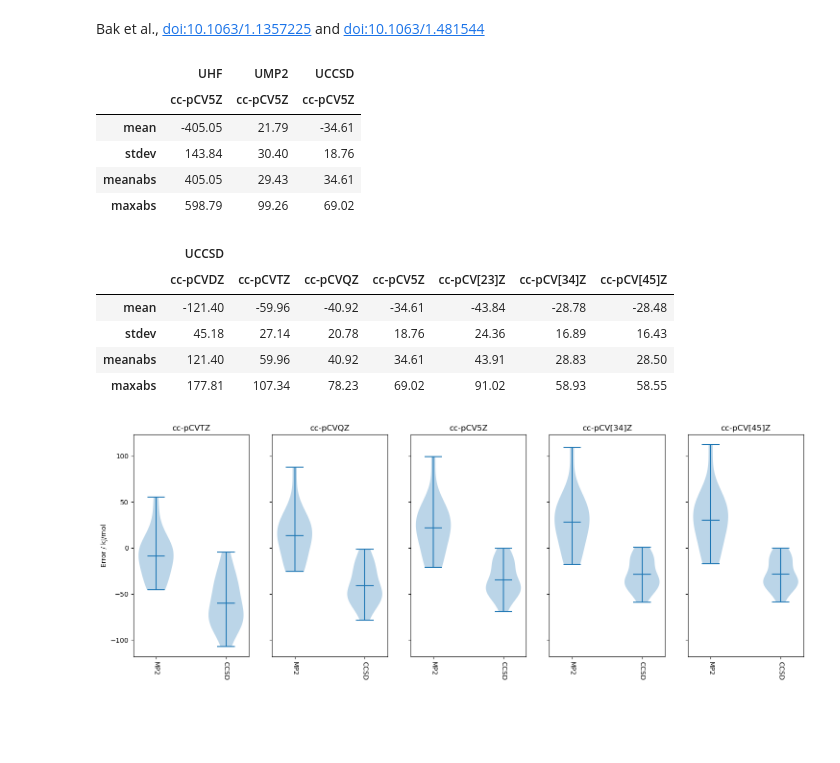
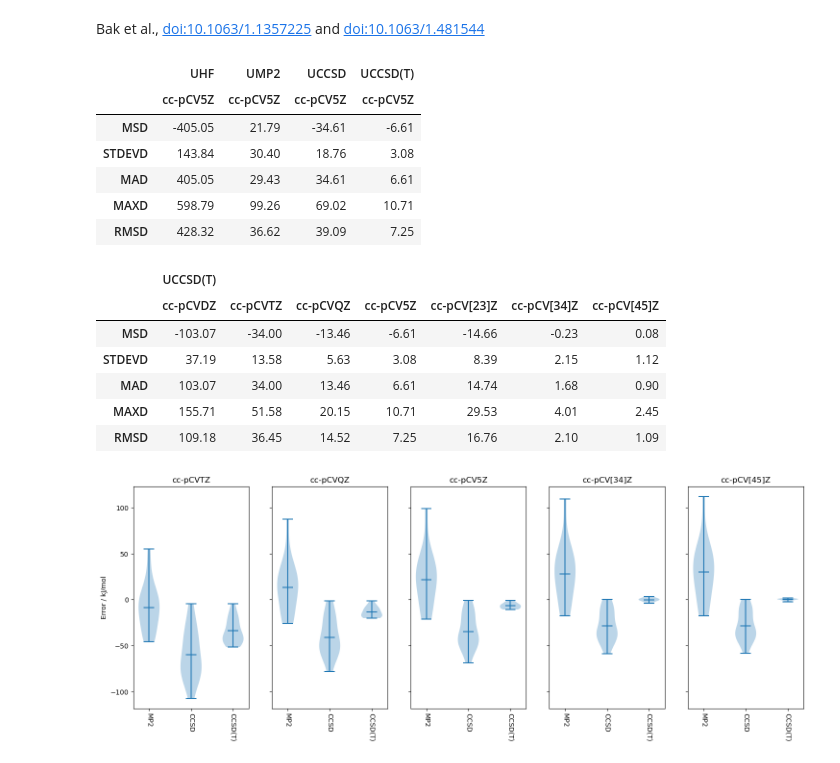
Before and after one commit to molpro/pymolpro, a Jupyter notebook: docs/source/examples/thermochemical_benchmark_Bak2000_atomisations.ipynb, the cells around one changed output. Saved outputs shown, nothing was run; the diff lists cells and outputs as text; code cells hidden in the pictures; blank space fills up the shorter version.

Commit message:
Rework database.analyse

```diff
--- a/docs/source/examples/thermochemical_benchmark_Bak2000_atomisations.ipynb
+++ b/docs/source/examples/thermochemical_benchmark_Bak2000_atomisations.ipynb
@@ -10,7 +10,11 @@ backend = 'local'  # If preferred, change this to one of the backends in your ~/
 project_name = 'Bak2000_atomisations'
 parallel = None  # how many jobs to run at once
 # %%
-methods = {"HF": ["hf", "uhf"], "MP2": ["mp2", "ump2"], "CCSD": ["ccsd", "uccsd"], }
+methods = {"HF": ["hf", "uhf"],
+"MP2": ["mp2", "ump2"],
+# "MP3": ["mp3", "ump3"],
+# "MP4": ["mp4", "ump4"],
+"CCSD": ["ccsd", "uccsd"], "CCSD(T)": ["ccsd(t)", "uccsd(t)"], }
 bases = ['cc-pCVDZ', 'cc-pCVTZ', 'cc-pCVQZ', 'cc-pCV5Z']
 # %%
 db = pymolpro.database.load("Bak2000_atomisations")
@@ -33,44 +37,46 @@ pd.set_option('display.precision', 2)
 pymolpro.database.analyse([results[method]['cc-pCV5Z'] for method in methods], db, 'kj/mol')[
     'reaction statistics']
 # %% [output]
-|  | UHF | UMP2 | UCCSD |
-|  | cc-pCV5Z | cc-pCV5Z | cc-pCV5Z |
-| mean | -405.05 | 21.79 | -34.61 |
-| stdev | 143.84 | 30.40 | 18.76 |
-| meanabs | 405.05 | 29.43 | 34.61 |
-| maxabs | 598.79 | 99.26 | 69.02 |
+|  | UHF | UMP2 | UCCSD | UCCSD(T) |
+|  | cc-pCV5Z | cc-pCV5Z | cc-pCV5Z | cc-pCV5Z |
+| MSD | -405.05 | 21.79 | -34.61 | -6.61 |
+| STDEVD | 143.84 | 30.40 | 18.76 | 3.08 |
+| MAD | 405.05 | 29.43 | 34.61 | 6.61 |
+| MAXD | 598.79 | 99.26 | 69.02 | 10.71 |
+| RMSD | 428.32 | 36.62 | 39.09 | 7.25 |
 # %%
 pd.set_option('display.precision', 2)
-pymolpro.database.analyse([results['CCSD'][basis] for basis in bases], db, 'kj/mol')[
+pymolpro.database.analyse([results['CCSD(T)'][basis] for basis in bases], db, 'kj/mol')[
     'reaction statistics']
 # %% [output]
-|  | UCCSD |  |  |  |  |  |  |
+|  | UCCSD(T) |  |  |  |  |  |  |
 |  | cc-pCVDZ | cc-pCVTZ | cc-pCVQZ | cc-pCV5Z | cc-pCV[23]Z | cc-pCV[34]Z | cc-pCV[45]Z |
-| mean | -121.40 | -59.96 | -40.92 | -34.61 | -43.84 | -28.78 | -28.48 |
-| stdev | 45.18 | 27.14 | 20.78 | 18.76 | 24.36 | 16.89 | 16.43 |
-| meanabs | 121.40 | 59.96 | 40.92 | 34.61 | 43.91 | 28.83 | 28.50 |
-| maxabs | 177.81 | 107.34 | 78.23 | 69.02 | 91.02 | 58.93 | 58.55 |
+| MSD | -103.07 | -34.00 | -13.46 | -6.61 | -14.66 | -0.23 | 0.08 |
+| STDEVD | 37.19 | 13.58 | 5.63 | 3.08 | 8.39 | 2.15 | 1.12 |
+| MAD | 103.07 | 34.00 | 13.46 | 6.61 | 14.74 | 1.68 | 0.90 |
+| MAXD | 155.71 | 51.58 | 20.15 | 10.71 | 29.53 | 4.01 | 2.45 |
+| RMSD | 109.18 | 36.45 | 14.52 | 7.25 | 16.76 | 2.10 | 1.09 |
 # %%
 import matplotlib.pyplot as plt
 
 methods_pruned = [method for method in methods if method != 'HF']
 bases_pruned = ['cc-pCVTZ', 'cc-pCVQZ', 'cc-pCV5Z', 'cc-pCV[34]Z', 'cc-pCV[45]Z']
 fig, panes = plt.subplots(nrows=1, ncols=len(bases_pruned), sharey=True, figsize=(18, 6))
 
 for pane in range(len(bases_pruned)):
     data = []
     for method in methods_pruned:
         data.append(
             pymolpro.database.analyse(results[method][bases_pruned[pane]],
-                                      db,'kJ/mol')['reaction energy errors'].to_numpy()[:, 0]
+                                      db,'kJ/mol')['reaction energy deviations'].to_numpy()[:, 0]
         )
     panes[pane].violinplot(data, showmeans=True, showextrema=True, vert=True, bw_method='silverman')
     panes[pane].set_xticks(range(1, len(methods_pruned) + 1), labels=methods_pruned, rotation=-90)
     panes[pane].set_title(bases_pruned[pane])
 panes[0].set_ylabel('Error / kJ/mol')
 plt.savefig(project_name + ".violin.pdf")
 # %% [output]
-[figure, old version]
+[figure, new version]
 # %%
 # with open(project_name + '.tex', 'w') as tf:
 #     tf.write('\\def\\toprule{\\hline\\hline}\n\\def\\midrule{\\hline}\n\\def\\bottomrule{\\hline\\hline}')
```
Also changed, not shown: 4 other files.
